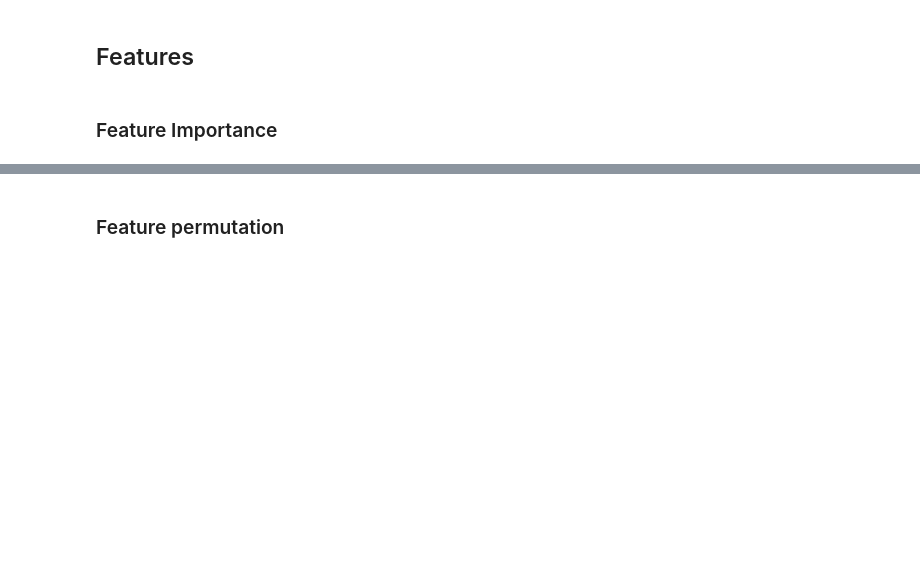
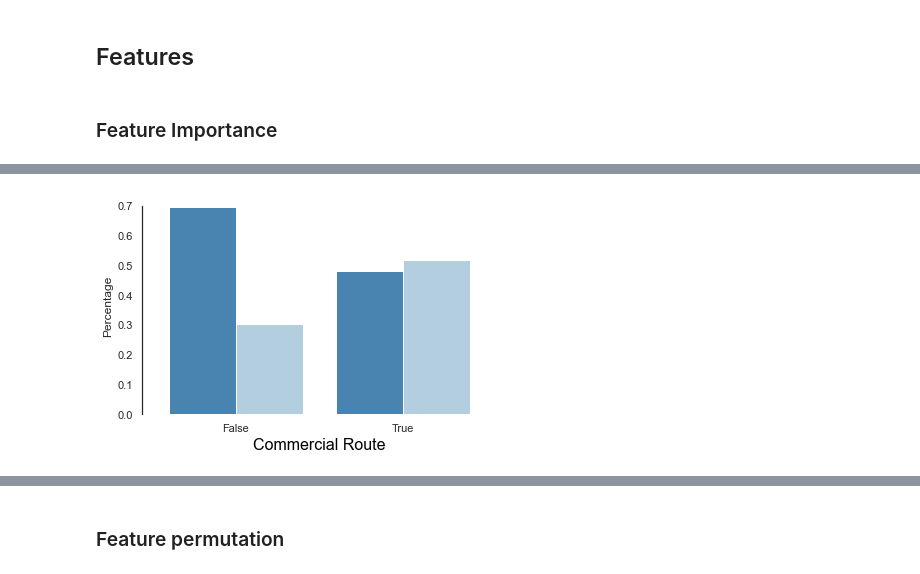
Before and after one commit to JeremyDel/himalaya-project, a Jupyter notebook: himalaya-project/kyril.ipynb, the cells around one changed output, grey strips where cells are left out. Saved outputs shown, nothing was run; the diff lists cells and outputs as text; code cells hidden in the pictures; blank space fills up the shorter version.

```diff
--- a/himalaya-project/kyril.ipynb
+++ b/himalaya-project/kyril.ipynb
@@ -207,0 +279,22 @@ plt.show()
+# %%
+font = {'family': 'sans-serif',
+        'color':  'black',
+        'weight': 'normal',
+        'size': 16}
+
+x, y, hue = "comrte", "Percentage", "summit_success"
+prop_df = (df[hue]
+           .groupby(df[x])
+           .value_counts(normalize=True)
+           .rename(y)
+           .reset_index())
+
+splot = sns.barplot(x=x, y=y, hue=hue, data=prop_df, palette="Blues_r")
+sns.set()
+sns.set_style('white')
+sns.despine(offset=10, trim=True, bottom=True)
+plt.legend().remove()
+plt.xlabel('Commercial Route', fontdict=font)
+plt.show()
+# %% [output]
+[figure, added]
```
Also changed, not shown: parts of 27 cells of this notebook, 1 other file.
